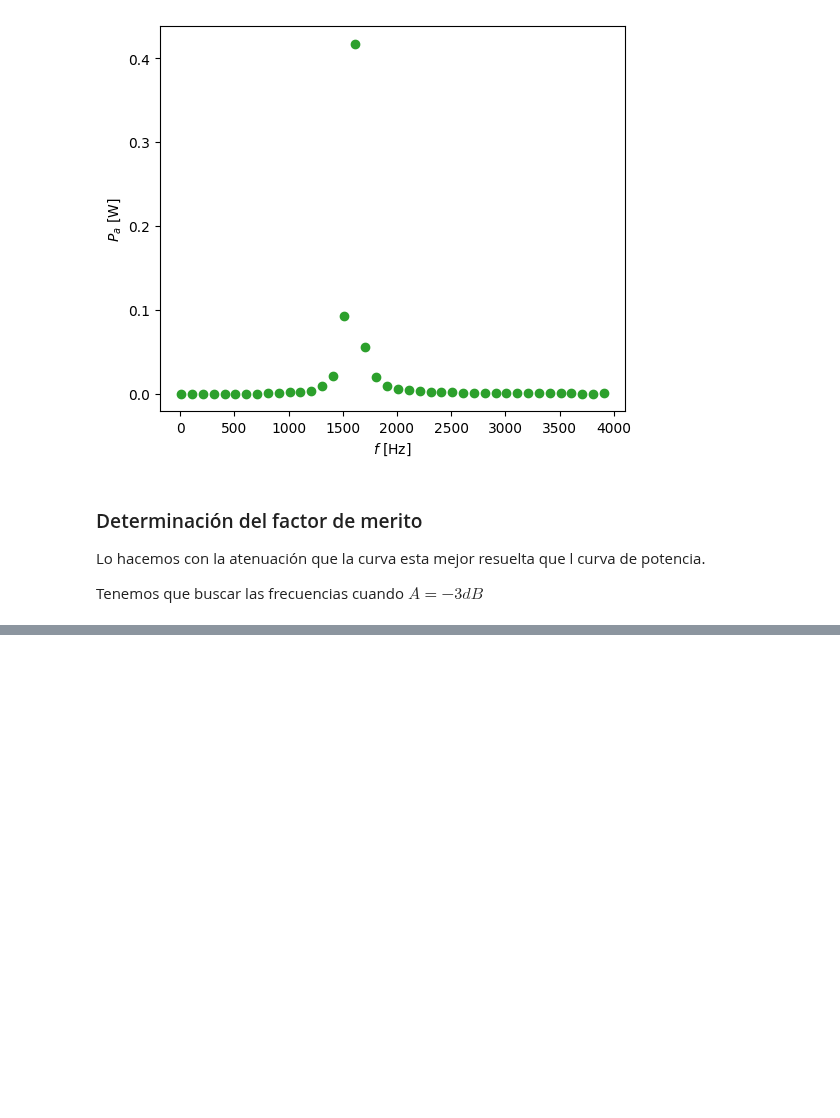
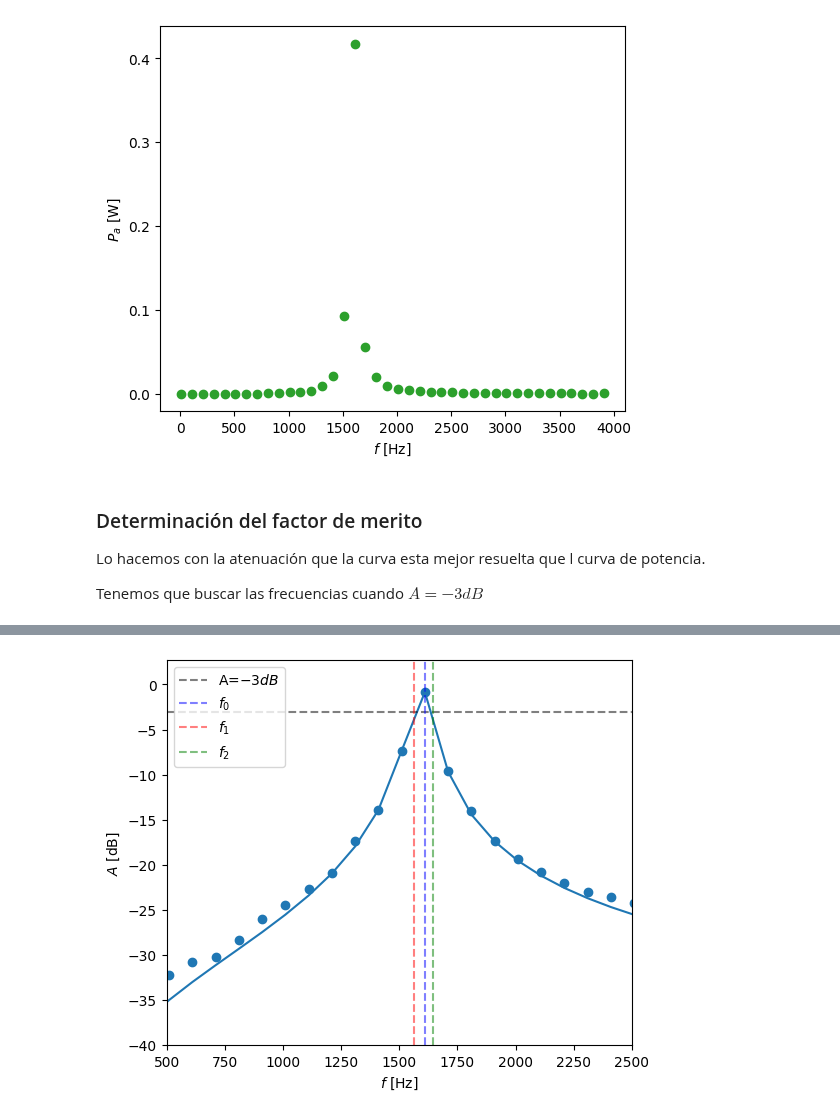
Before and after one commit to chacoma/LABO3_DF_UBA, a Jupyter notebook: Programas/Filtros/analisis_filtro_pasa_banda.ipynb, the cells around one changed output, grey strips where cells are left out. Drawn from its saved outputs; the diff is of its cells as text; code cells hidden in the pictures; blank space fills up the shorter version.

```diff
--- a/Programas/Filtros/analisis_filtro_pasa_banda.ipynb
+++ b/Programas/Filtros/analisis_filtro_pasa_banda.ipynb
@@ -193,0 +159,23 @@ Q = 2pi f0 L/R =  20.0
+# %%
+BWD = f2-f1
+imax= np.argmax(Ad)
+f0= fd[imax]
+
+print ("\nEstimación de frec resonancia y ancho de banda:")
+print ("f0 = %.2f" %f0)
+print ("BWD = f2-f1 = %.4f" %BWD)
+
+Qexp= f0/BWD
+
+err_Qexp = max( (f0-f1)/10.0, (f2-f0)/10.0 )
+
+print ("\nFactor de mérito experimental: ")
+print ("Q = f0/BWD = %.2f +- %.2f" %(Qexp, err_Qexp) )
+
+
+# Teoria
+print ("\nFactor de mérito teórico: ")
+L=100e-3
+C=100e-9
+f0_th= (1.0/(2*np.pi))*np.sqrt( 1.0/( L*C ) )
+print ("Q_th = 2pi f0 L/R = %.3f" %(2*np.pi*f0_th*L/R) )
@@ -193,0 +192,24 @@ Q = 2pi f0 L/R =  20.0
+# %%
+# Plot
+fig,ax = plt.subplots(figsize=(6,5))
+
+ax.scatter( fd, Ad,c='C0'  )
+
+ax.plot( f, A(f),c='C0'  )
+
+ax.axhline( -3, linestyle='--', c='black',alpha=0.5, label="A=$-3dB$" )
+
+ax.axvline( f0, linestyle='--', c='blue',alpha=0.5, label='$f_0$' )
+
+ax.axvline( f1, linestyle='--', c='red'  ,alpha=0.5, label='$f_1$' )
+
+ax.axvline( f2, linestyle='--', c='green',alpha=0.5, label='$f_2$' )
+
+ax.set_ylim(-40,None)
+ax.set_xlim(500,2500)
+ax.set_xlabel("$f$ [Hz]")
+ax.set_ylabel("$A$ [dB]")
+plt.legend(loc=2)
+plt.show()
+# %% [output]
+[figure, added]
```
Also changed, not shown: parts of 6 cells of this notebook.
